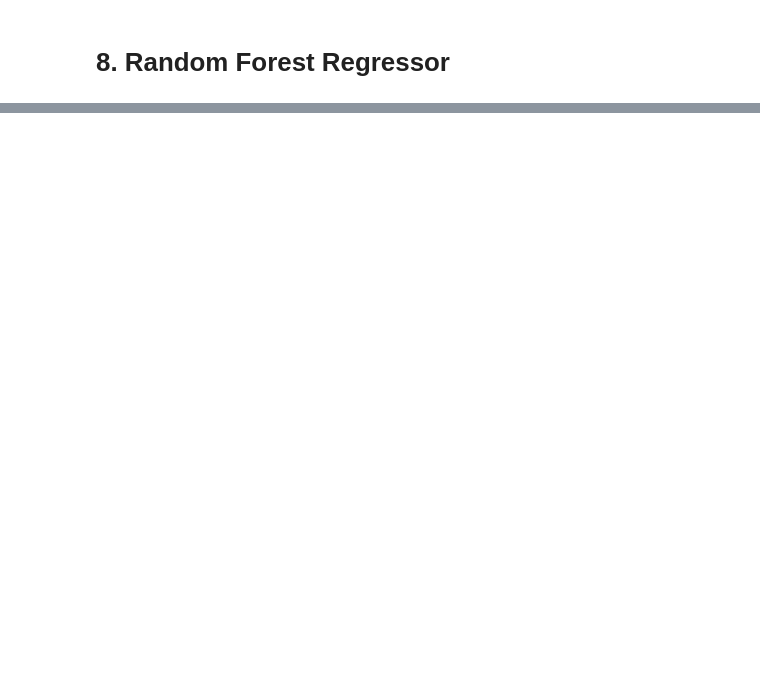
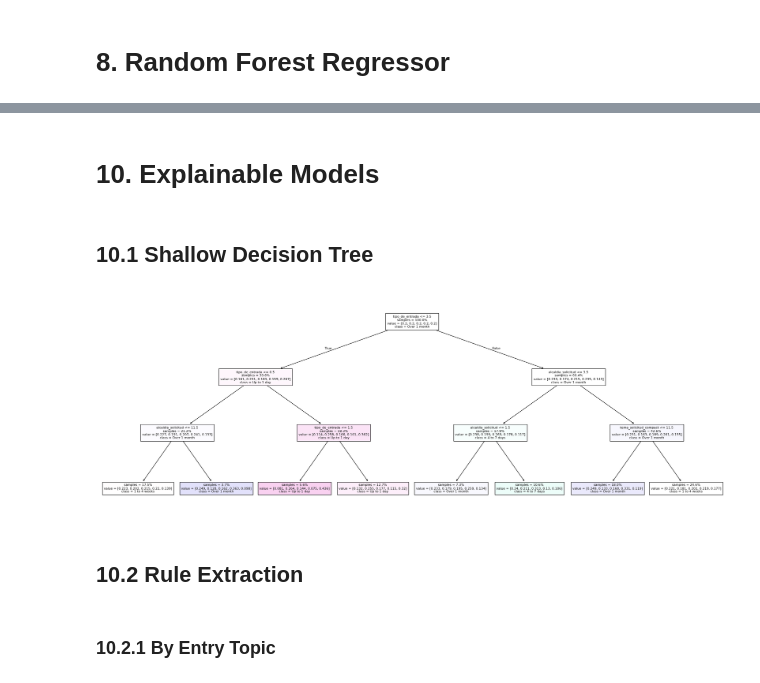
Before and after one commit to sbenhumea/citizen-requests-analysis-project-locatel, a Jupyter notebook: notebooks/modeling.ipynb, the cells around one changed output, grey strips where cells are left out. Drawn from its saved outputs; the diff is of its cells as text; code cells hidden in the pictures; blank space fills up the shorter version.

Commit message:
Introduced reformulation of notebook for classification models starting with a dummy classifier and initial shallow decision tree

```diff
--- a/notebooks/modeling.ipynb
+++ b/notebooks/modeling.ipynb
@@ -74,0 +241,7 @@ X_train.info()
+# %%
+categorical_columns = ['tipo_de_entrada','sexo','alcaldia_solicitud','dia_solicitud','mes_solicitud','tema_solicitud_compact']
+ord_e = OrdinalEncoder(handle_unknown='use_encoded_value', unknown_value=-1)
+X_train_ord_encoded = ord_e.fit_transform(X_train_ord[categorical_columns])
+X_train_ord[categorical_columns] = X_train_ord_encoded
+X_test_ord_encoded = ord_e.transform(X_test_ord[categorical_columns])
+X_test_ord[categorical_columns] = X_test_ord_encoded
@@ -230,0 +498,5 @@ fig.show()
+# %%
+bins = [0, 1, 3, 7, 30, np.inf]
+labels = ['Up to 1 day', '2 to 3 days', '4 to 7 days', '1 to 4 weeks', 'Over 1 month']
+y_train_class = pd.cut(y_train, bins=bins, labels=labels)
+y_test_class = pd.cut(y_test, bins=bins, labels=labels)
@@ -230,0 +606,4 @@ fig.show()
+# %% [markdown]
+# 10. Explainable Models
+# %%
+X_train_ord.drop(columns=['sexo','dia_solicitud'], inplace=True)
@@ -230,0 +612,24 @@ fig.show()
+# %% [markdown]
+## 10.1 Shallow Decision Tree
+# %%
+dtc_1 = DecisionTreeClassifier(max_depth=3, class_weight='balanced', random_state=0)
+decision_tree_model_1 = dtc_1.fit(X_train_ord, y_train_class)
+# %%
+fig, ax = plt.subplots(figsize=(28,10))
+plot_tree(
+    decision_tree_model_1,
+    ax=ax,
+    feature_names=X_train_ord.columns.to_list(),
+    class_names=decision_tree_model_1.classes_,
+    filled=True,
+    impurity=False,
+    proportion=True,
+    fontsize=8
+)
+plt.show()
+# %% [output]
+[figure, added]
+# %% [markdown]
+## 10.2 Rule Extraction
+# %% [markdown]
+### 10.2.1 By Entry Topic
```
Also changed, not shown: parts of 60 cells of this notebook, 1 other file.
